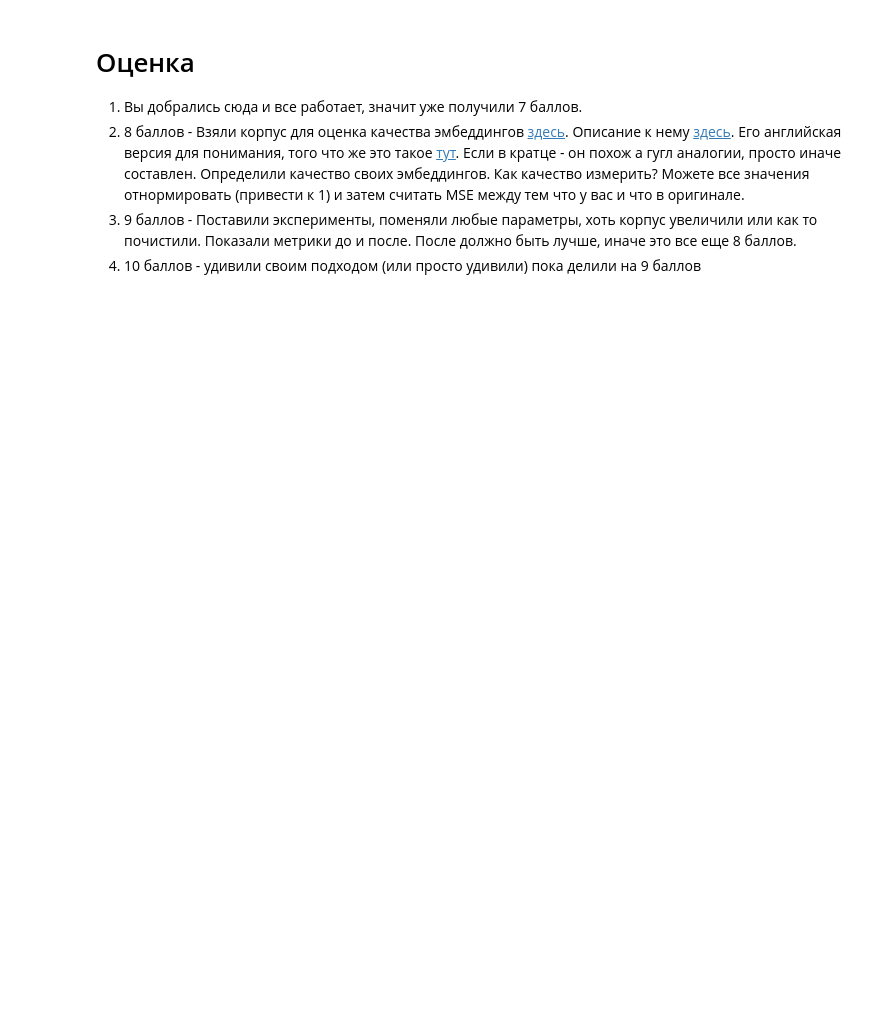
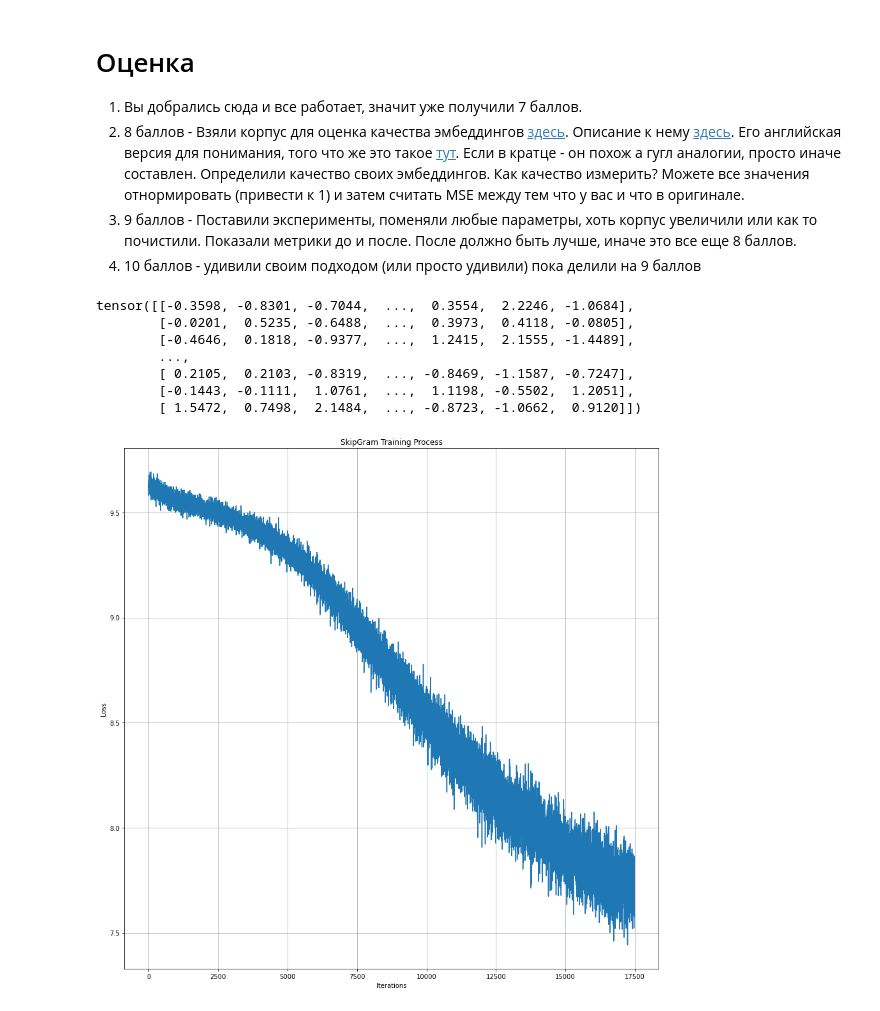
Before and after one commit to arsen-geek/Neural_Networks_Research_sem, a Jupyter notebook: Homework2_word2vec.ipynb, the cells around one changed output. Drawn from its saved outputs; the diff is of its cells as text; code cells hidden in the pictures; blank space fills up the shorter version.

```diff
--- a/Homework2_word2vec.ipynb
+++ b/Homework2_word2vec.ipynb
@@ -814,5 +813,5 @@ AssertionError:
 # %%
-embedding_matrix = model.in_emb.weight.detach()
+embedding_matrix = model.in_embedding.weight.detach()
 # %%
 def cos_sim(embedding_matrix, token2id, word1, word2):
 
@@ -925,0 +964,29 @@ plt.show()
+# %%
+def visualize(model):
+    plt.title('SkipGram Training Process')
+    plt.xlabel('Iterations')
+    plt.ylabel('Loss')
+    plt.grid()
+    plt.plot(losses)
+
+    embedding_matrix = model.in_embedding.weight.detach()
+
+    return embedding_matrix
+# %%
+# эксперимент 1. Меняю lr
+
+EMBEDDING_DIM = 20
+BATCH_SIZE = 512
+LR = 0.0002
+EPOCHS = 3
+
+visualize(experiment())
+# %% [output]
+tensor([[-0.3598, -0.8301, -0.7044,  ...,  0.3554,  2.2246, -1.0684],
+        [-0.0201,  0.5235, -0.6488,  ...,  0.3973,  0.4118, -0.0805],
+        [-0.4646,  0.1818, -0.9377,  ...,  1.2415,  2.1555, -1.4489],
+        ...,
+        [ 0.2105,  0.2103, -0.8319,  ..., -0.8469, -1.1587, -0.7247],
+        [-0.1443, -0.1111,  1.0761,  ...,  1.1198, -0.5502,  1.2051],
+        [ 1.5472,  0.7498,  2.1484,  ..., -0.8723, -1.0662,  0.9120]])
+[figure, added]
```
Also changed, not shown: parts of 27 cells of this notebook.
